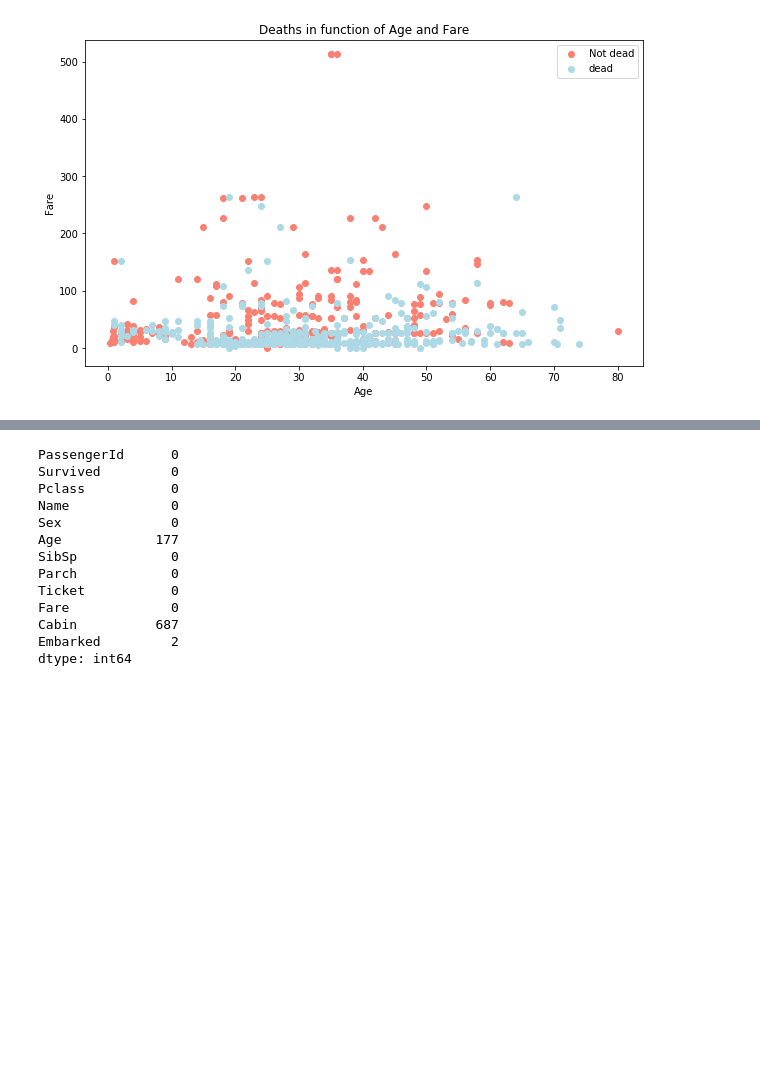
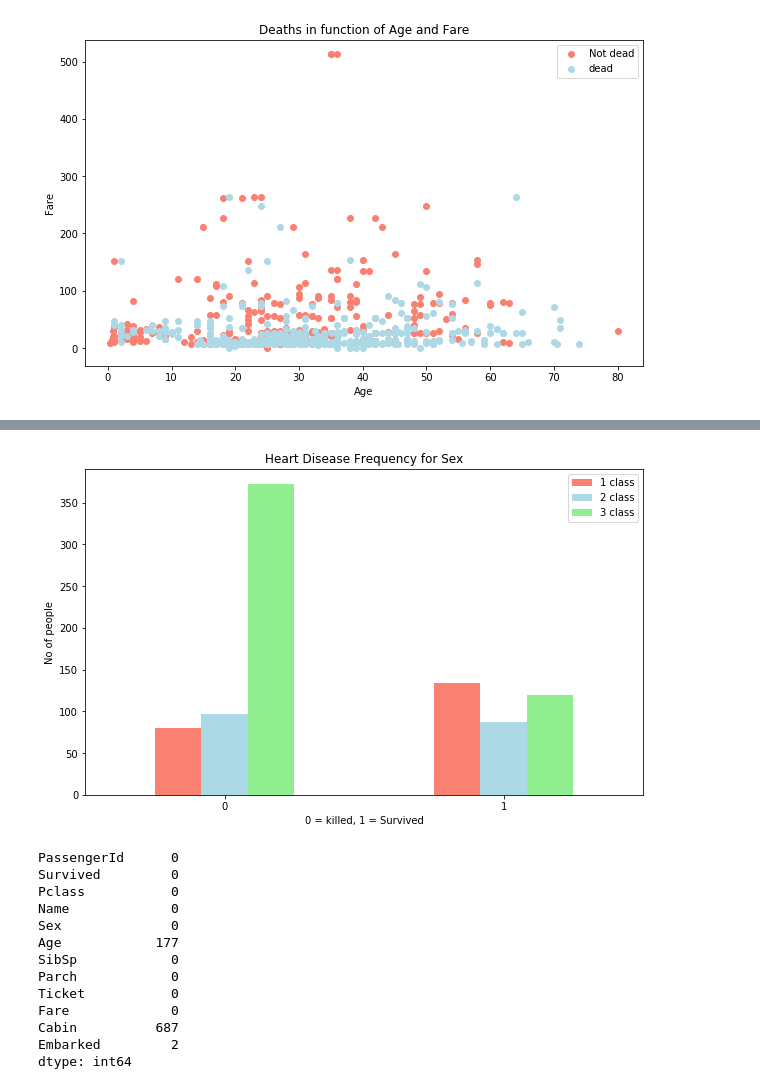
Before and after one commit to eshasachan18/Titanic_dataset, a Jupyter notebook: model.ipynb, the cells around one changed output, grey strips where cells are left out. Saved outputs shown, nothing was run; the diff lists cells and outputs as text; code cells hidden in the pictures; blank space fills up the shorter version.

```diff
--- a/model.ipynb
+++ b/model.ipynb
@@ -86,3 +107,15 @@ plt.ylabel("Fare");
+# %%
+# Create a plot
+pd.crosstab(data.Survived, data.Pclass).plot(kind="bar", figsize=(10,6), color=["salmon", "lightblue","lightgreen"])
+
+# Add some attributes to it
+plt.title("Heart Disease Frequency for Sex")
+plt.xlabel("0 = killed, 1 = Survived")
+plt.ylabel("No of people")
+plt.legend(["1 class", "2 class","3 class"])
+plt.xticks(rotation=0); # keep the labels on the x-axis vertical
+# %% [output]
+[figure, added]
 # %%
 data.isna().sum()
 # %% [output]
```
Also changed, not shown: parts of 11 cells of this notebook.
